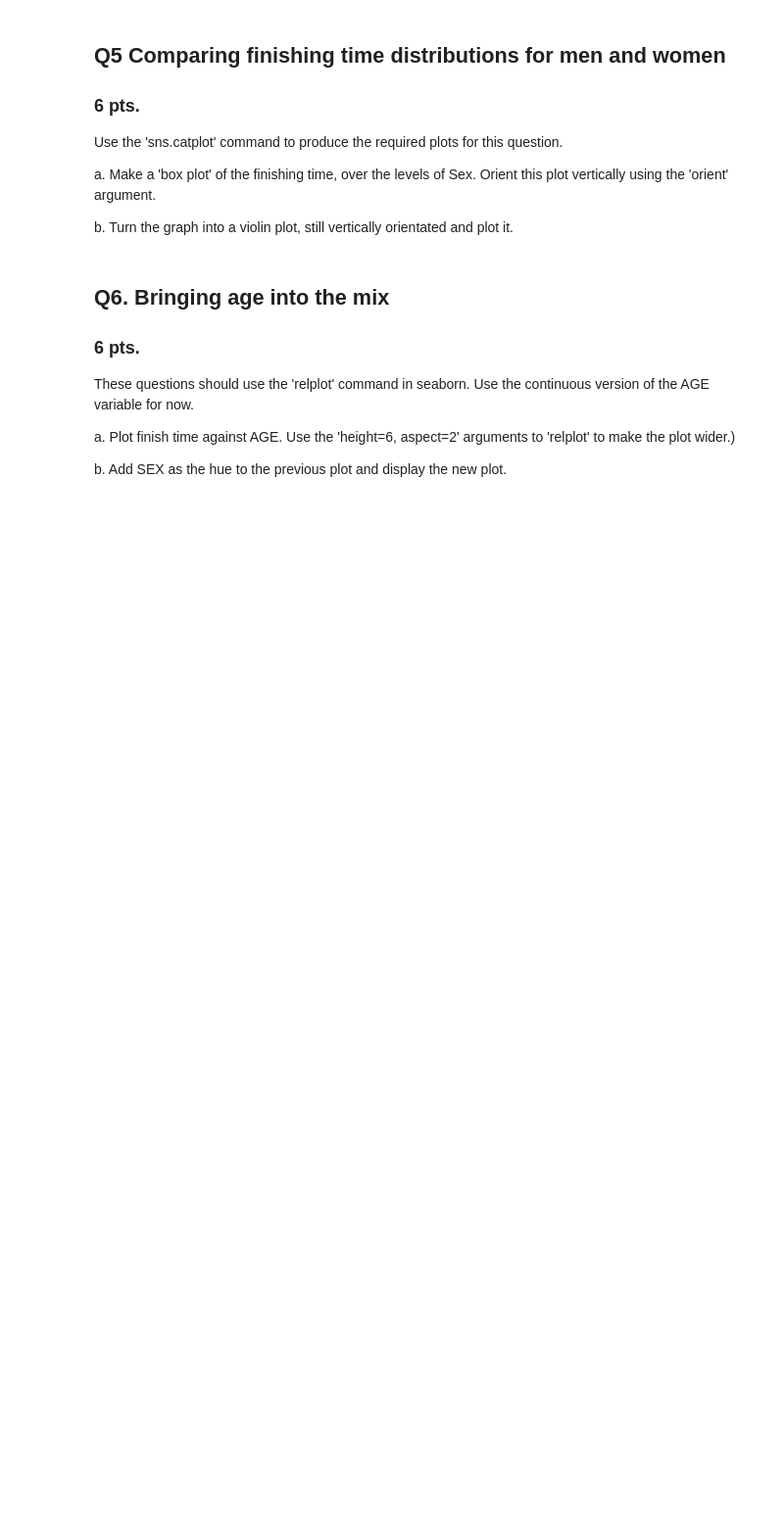
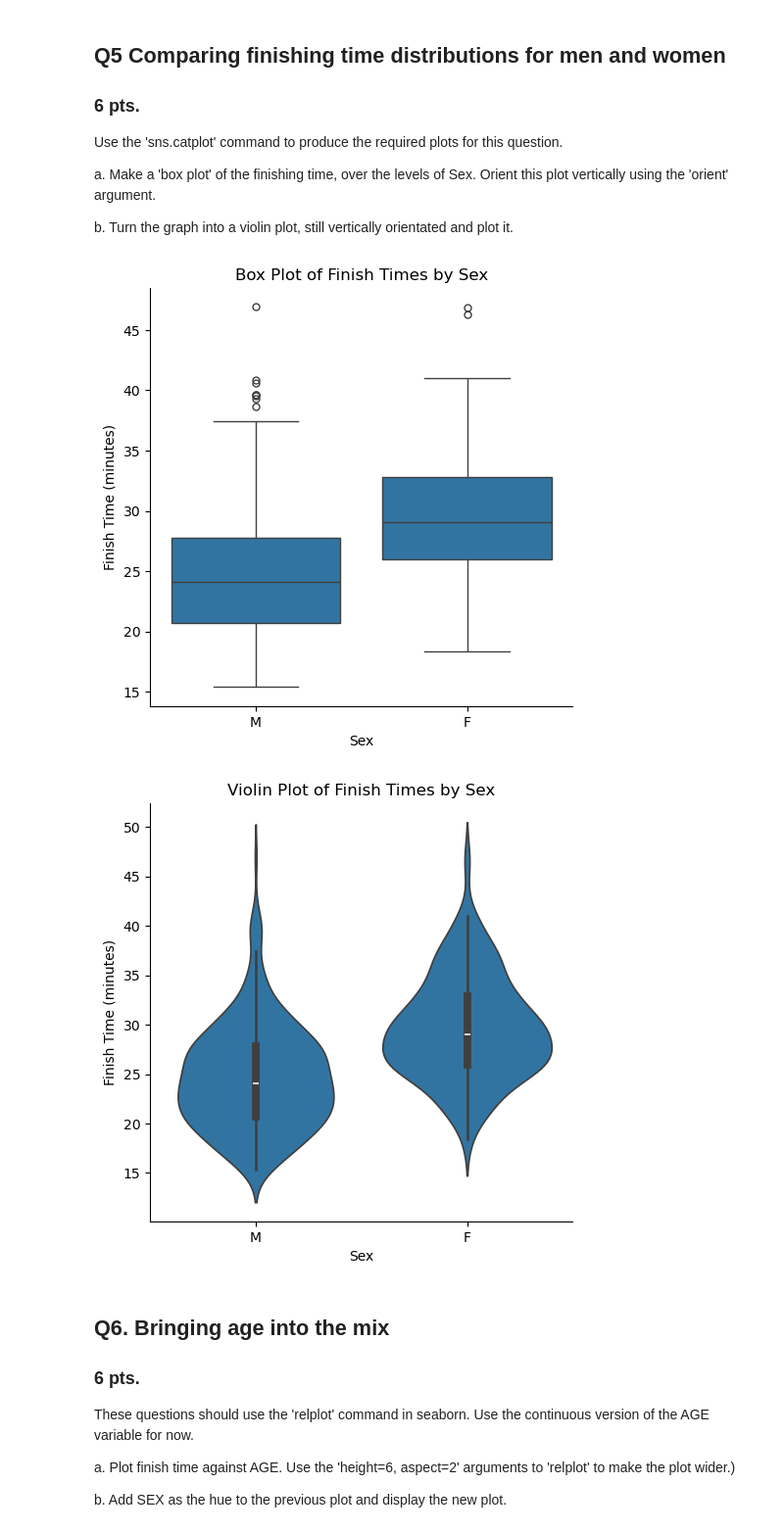
Before and after one commit to vidursaigal/STAT4770-Homework, a Jupyter notebook: CB_03.ipynb, the cells around one changed output. Shown: that part at 98% size. Saved outputs shown, nothing was run; the diff lists cells and outputs as text; code cells hidden in the pictures; blank space fills up the shorter version.

```diff
--- a/CB_03.ipynb
+++ b/CB_03.ipynb
@@ -183,3 +192,20 @@ b. Turn the graph into a violin plot, still vertically orientated and plot it.
+# %%
+#5a. (3pts.)
+sns.catplot(data=run_data, x="SEX", y="Finish_Time", kind="box", orient="v")
+plt.title("Box Plot of Finish Times by Sex")
+plt.xlabel("Sex")
+plt.ylabel("Finish Time (minutes)")
+plt.show()
+
+#5b. (3pts.)
+sns.catplot(data=run_data, x="SEX", y="Finish_Time", kind="violin", orient="v")
+plt.title("Violin Plot of Finish Times by Sex")
+plt.xlabel("Sex")
+plt.ylabel("Finish Time (minutes)")
+plt.show()
+# %% [output]
+[figure, added]
+[figure, added]
 # %% [markdown]
 ## Q6. Bringing age into the mix
 ### 6 pts.
```
Also changed, not shown: parts of 12 cells of this notebook.
